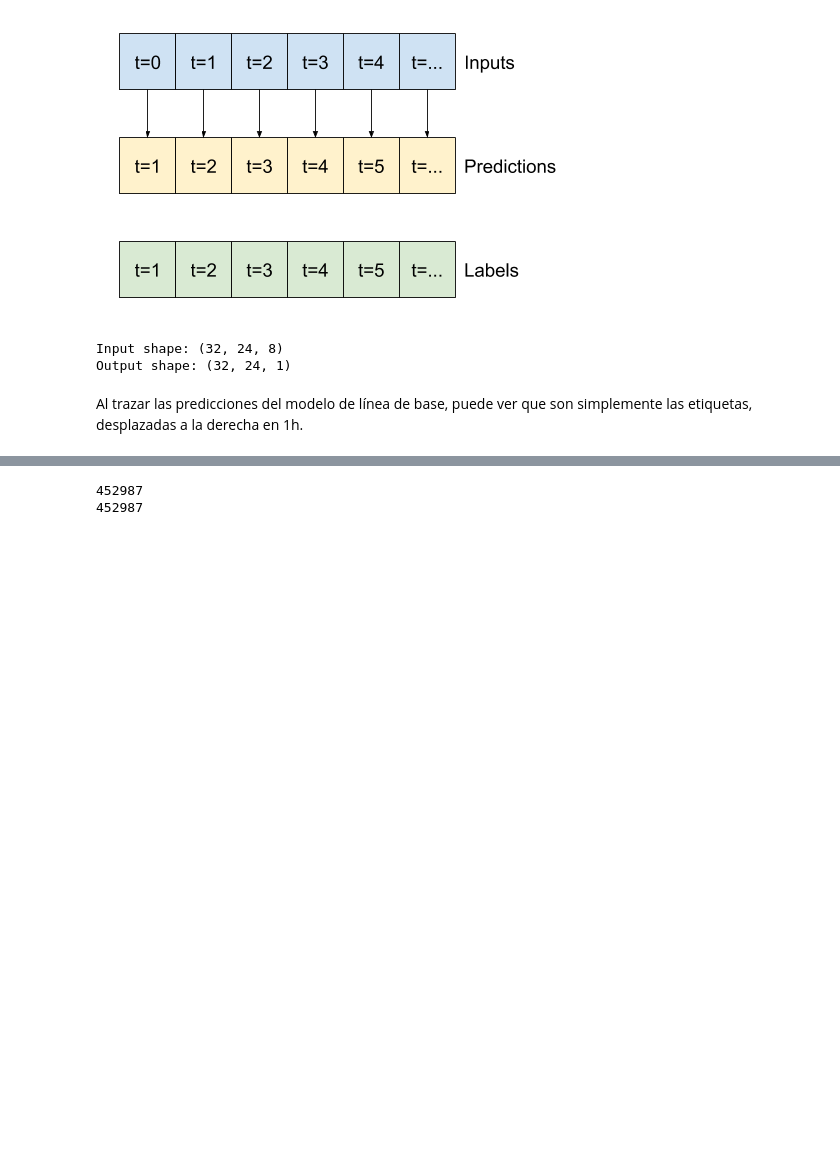
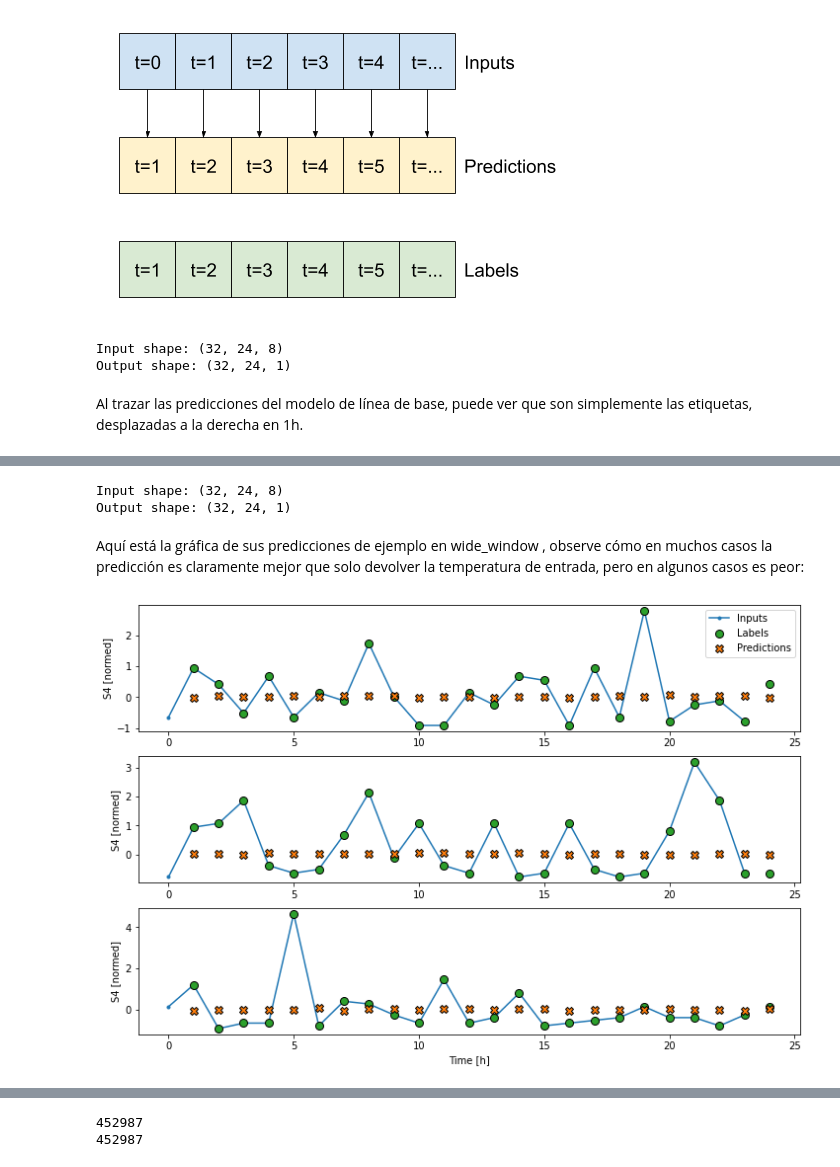
Before and after one commit to georgesteve/Research-Assitant-ML-ROJ, a Jupyter notebook: Semana_5.ipynb, the cells around one changed output, grey strips where cells are left out. Saved outputs shown, nothing was run; the diff lists cells and outputs as text; code cells hidden in the pictures; blank space fills up the shorter version.

```diff
--- a/Semana_5.ipynb
+++ b/Semana_5.ipynb
@@ -641,0 +656,4 @@ wide_window.plot(baseline)
+# %%
+linear = tf.keras.Sequential([
+    tf.keras.layers.Dense(units=1)
+])
@@ -641,0 +707,12 @@ wide_window.plot(baseline)
+# %%
+print('Input shape:', wide_window.example[0].shape)
+print('Output shape:', baseline(wide_window.example[0]).shape)
+# %% [output]
+Input shape: (32, 24, 8)
+Output shape: (32, 24, 1)
+# %% [markdown]
+Aquí está la gráfica de sus predicciones de ejemplo en wide_window , observe cómo en muchos casos la predicción es claramente mejor que solo devolver la temperatura de entrada, pero en algunos casos es peor:
+# %%
+wide_window.plot(linear)
+# %% [output]
+[figure, added]
```
Also changed, not shown: parts of 31 cells of this notebook.
